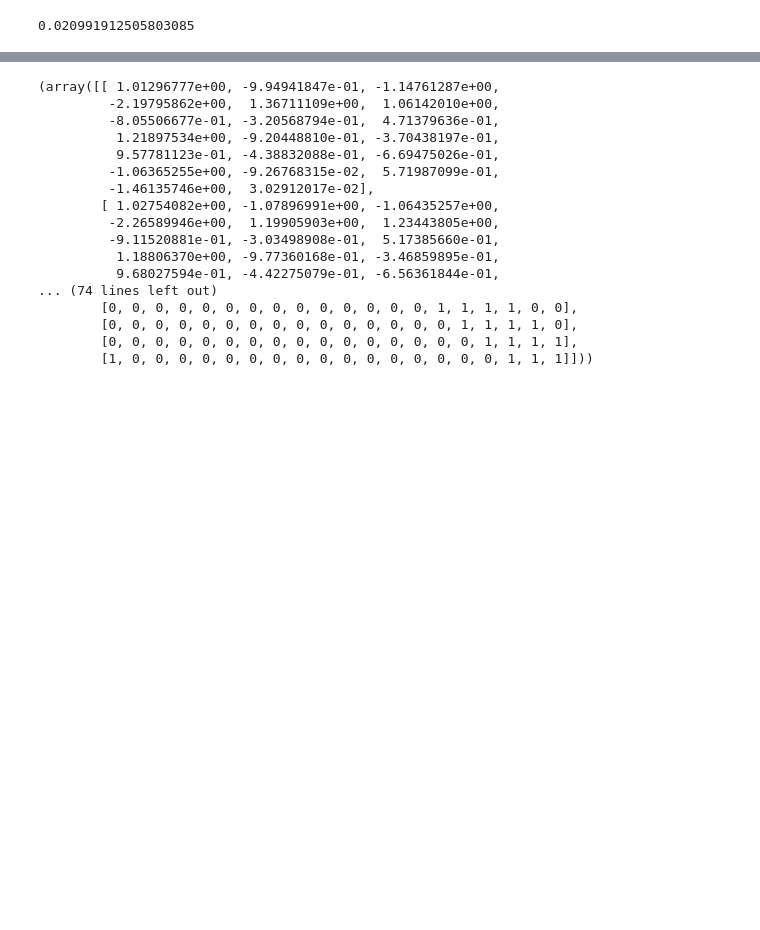
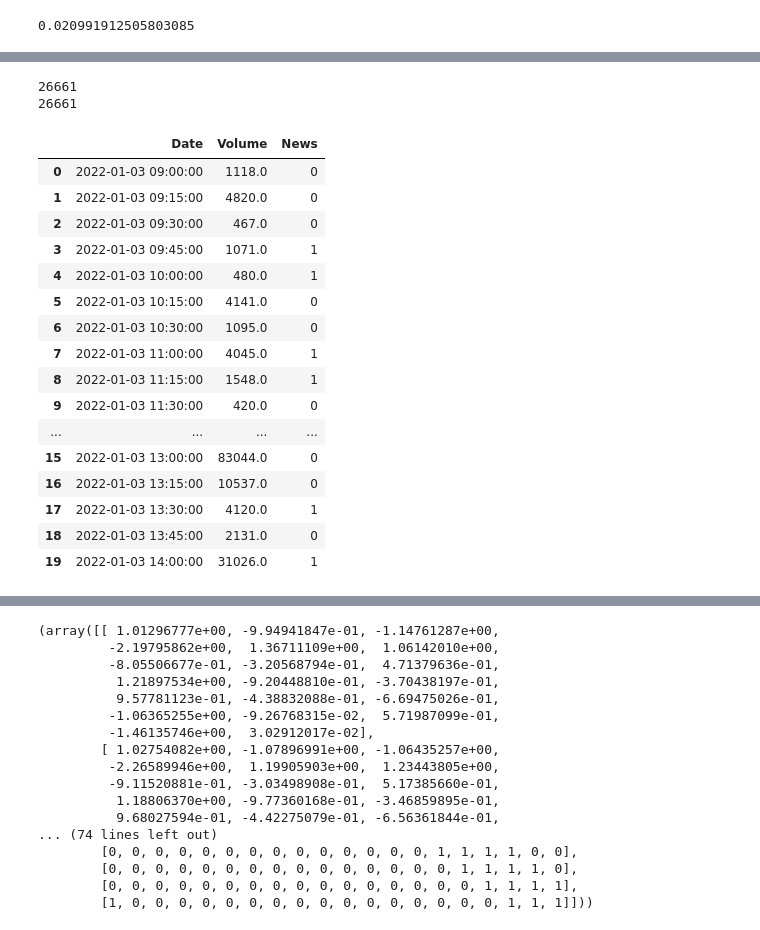
Before and after one commit to abhatia1205/CausalityTests, a Jupyter notebook: te_news_events.ipynb, the cells around one changed output, grey strips where cells are left out. Saved outputs shown, nothing was run; the diff lists cells and outputs as text; code cells hidden in the pictures; blank space fills up the shorter version.

```diff
--- a/te_news_events.ipynb
+++ b/te_news_events.ipynb
@@ -231,0 +397,16 @@ sol
+# %%
+# pull times of all news events for AAPL
+
+news = []
+for n in client.list_ticker_news("AAPL", order="desc", limit=1000):
+    news.append(n)
+#print(news[:5])
+times = []
+for index, item in enumerate(news):
+    # verify this is an agg
+    if isinstance(item, TickerNews):
+        times.append(item.published_utc)
+
+print(len(times))
+print(times[len(times)-5:])
+print(times[:5])
@@ -231,0 +419,9 @@ sol
+# %%
+news_times_processed = []
+
+for index, time in enumerate(times):
+  time_exact = datetime.strptime(time, '%Y-%m-%dT%H:%M:%SZ')
+  # process into 15-minute data
+  news_times_processed.append(time_exact.replace(minute= int(time_exact.minute/15) * 15, second=0, microsecond=0))
+
+news_times_processed[:5]
@@ -231,0 +468,38 @@ sol
+# %%
+# create a DF that has: time, volume, news/no news
+# dates, volumes, and then check news
+
+news_dates = []
+for ticker_time in ticker_times:
+  if ticker_time in news_times_processed:
+    news_dates.append(1)
+  else:
+    news_dates.append(0)
+
+print(len(ticker_times))
+print(len(news_dates))
+# %% [output]
+26661
+26661
+# %%
+dict = {'Date': ticker_times, 'Volume': volumes, 'News': news_dates}
+df = pd.DataFrame(dict)
+df.head(20)
+# %% [output]
+|  | Date | Volume | News |
+| 0 | 2022-01-03 09:00:00 | 1118.0 | 0 |
+| 1 | 2022-01-03 09:15:00 | 4820.0 | 0 |
+| 2 | 2022-01-03 09:30:00 | 467.0 | 0 |
+| 3 | 2022-01-03 09:45:00 | 1071.0 | 1 |
+| 4 | 2022-01-03 10:00:00 | 480.0 | 1 |
+| 5 | 2022-01-03 10:15:00 | 4141.0 | 0 |
+| 6 | 2022-01-03 10:30:00 | 1095.0 | 0 |
+| 7 | 2022-01-03 11:00:00 | 4045.0 | 1 |
+| 8 | 2022-01-03 11:15:00 | 1548.0 | 1 |
+| 9 | 2022-01-03 11:30:00 | 420.0 | 0 |
+| ... | ... | ... | ... |
+| 15 | 2022-01-03 13:00:00 | 83044.0 | 0 |
+| 16 | 2022-01-03 13:15:00 | 10537.0 | 0 |
+| 17 | 2022-01-03 13:30:00 | 4120.0 | 1 |
+| 18 | 2022-01-03 13:45:00 | 2131.0 | 0 |
+| 19 | 2022-01-03 14:00:00 | 31026.0 | 1 |
```
Also changed, not shown: parts of 27 cells of this notebook.
